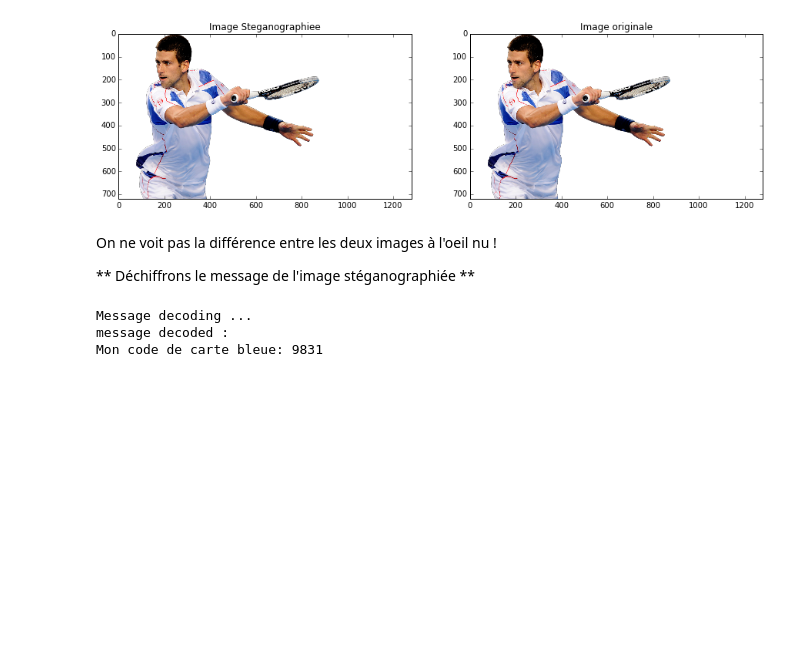
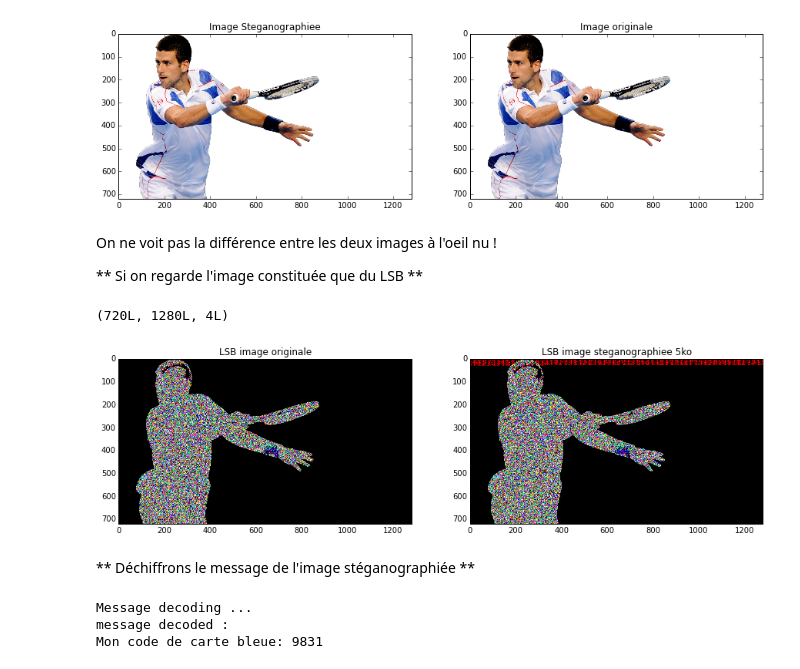
Before and after one commit to Alkanoor/Hamming_stegano, a Jupyter notebook: steganographie LSB.ipynb, the cells around one changed output. Saved outputs shown, nothing was run; the diff lists cells and outputs as text; code cells hidden in the pictures; blank space fills up the shorter version.

Commit message:
Ajout de la comparaison d'image formée du lsb simple

```diff
--- a/steganographie LSB.ipynb
+++ b/steganographie LSB.ipynb
@@ -47,4 +47,11 @@ def imageRecompose(imageVectorized,imageInitiale):
     image[:,:,1] = image_G
     image[:,:,2] = image_B
 
+    if image.shape[2]==4:
+        #transparence
+        transparence = image[:,:,3].reshape(1,image[:,:,3].shape[0]*image[:,:,3].shape[1])
+        opaque = 255*(1-(transparence*0))
+        opaque = opaque.reshape(image[:,:,3].shape)
+        image[:,:,3]=opaque
+
     return image
@@ -167,7 +188,26 @@ plt.show()
 # %% [markdown]
 On ne voit pas la différence entre les deux images à l'oeil nu !
 
-** Déchiffrons le message de l'image stéganographiée **
+** Si on regarde l'image constituée que du LSB **
+# %%
+image.shape
+# %% [output]
+(720L, 1280L, 4L)
+# %%
+imageLSB = imageRecompose(255*(decompose(image)%2),image)
+image_steg_LSB = imageRecompose(255*(decompose(stegano(image,lorem_ipsum[0:5000]))%2),image)
+plt.figure(figsize=(15,5))
+plt.subplot(1,2,1)
+plt.imshow(imageLSB)
+plt.title('LSB image originale')
+plt.subplot(1,2,2)
+plt.imshow(image_steg_LSB)
+plt.title('LSB image steganographiee 5ko')
+plt.show()
+# %% [output]
+[figure, added]
+# %% [markdown]
+** Déchiffrons le message de l'image stéganographiée **
 # %%
 getMessage(image_steg)
 # %% [output]
```
Also changed, not shown: parts of 5 cells of this notebook.
